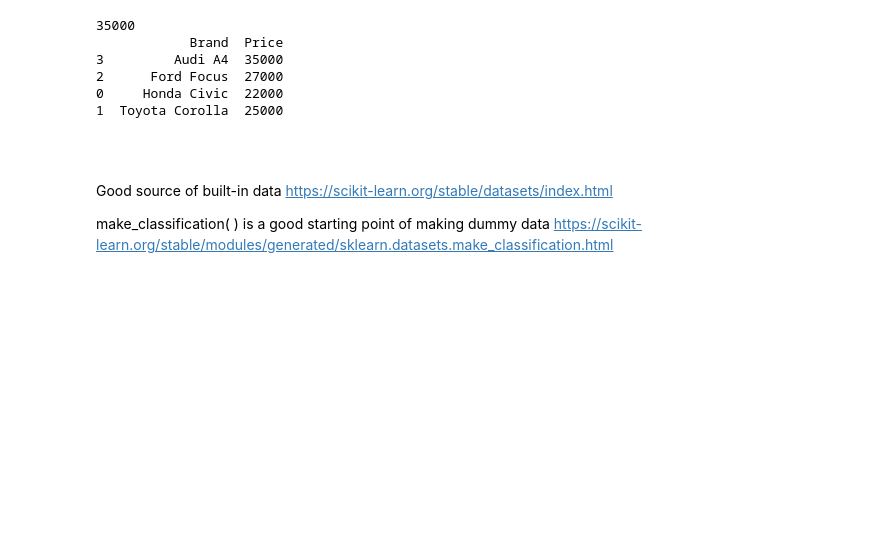
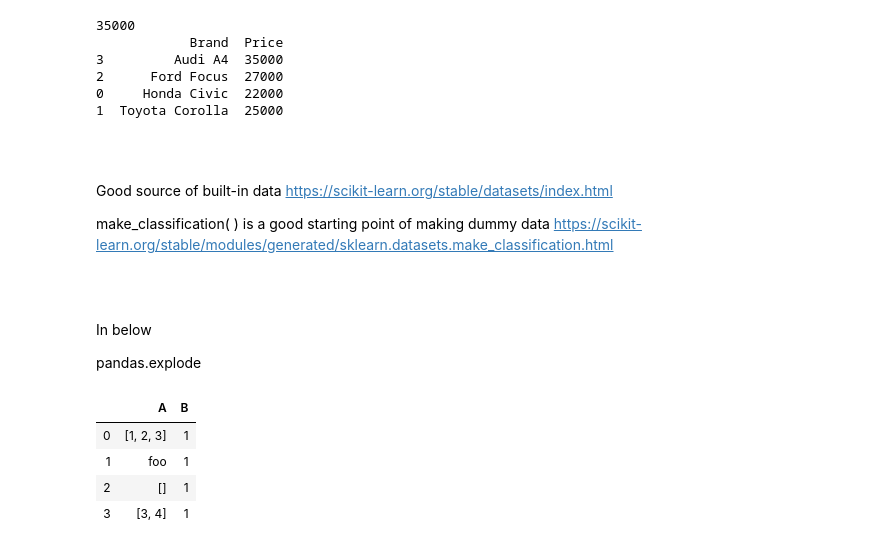
Before and after one commit to kanru-wang/notes, a Jupyter notebook: python_tricks.ipynb, the cells around one changed output. Drawn from its saved outputs; the diff is of its cells as text; code cells hidden in the pictures; blank space fills up the shorter version.

```diff
--- a/python_tricks.ipynb
+++ b/python_tricks.ipynb
@@ -733,3 +733,19 @@ df.user_defined_function(arg_1="Price", arg_2="Brand")
 Good source of built-in data https://scikit-learn.org/stable/datasets/index.html
 
 make_classification( ) is a good starting point of making dummy data https://scikit-learn.org/stable/modules/generated/sklearn.datasets.make_classification.html
+# %% [markdown]
+<br>
+<br>
+
+In below
+
+pandas.explode
+# %%
+df = pd.DataFrame({'A': [[1, 2, 3], 'foo', [], [3, 4]], 'B': 1})
+df
+# %% [output]
+|  | A | B |
+| 0 | [1, 2, 3] | 1 |
+| 1 | foo | 1 |
+| 2 | [] | 1 |
+| 3 | [3, 4] | 1 |
```
Also changed, not shown: parts of 3 cells of this notebook.
